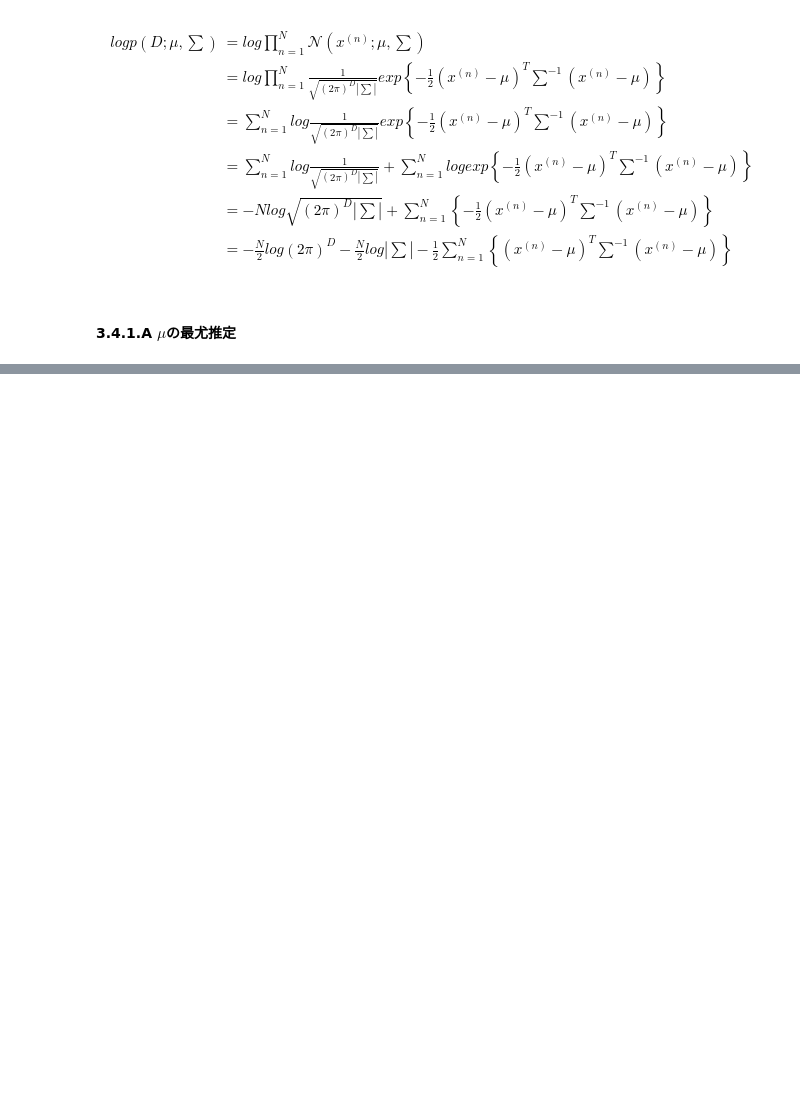
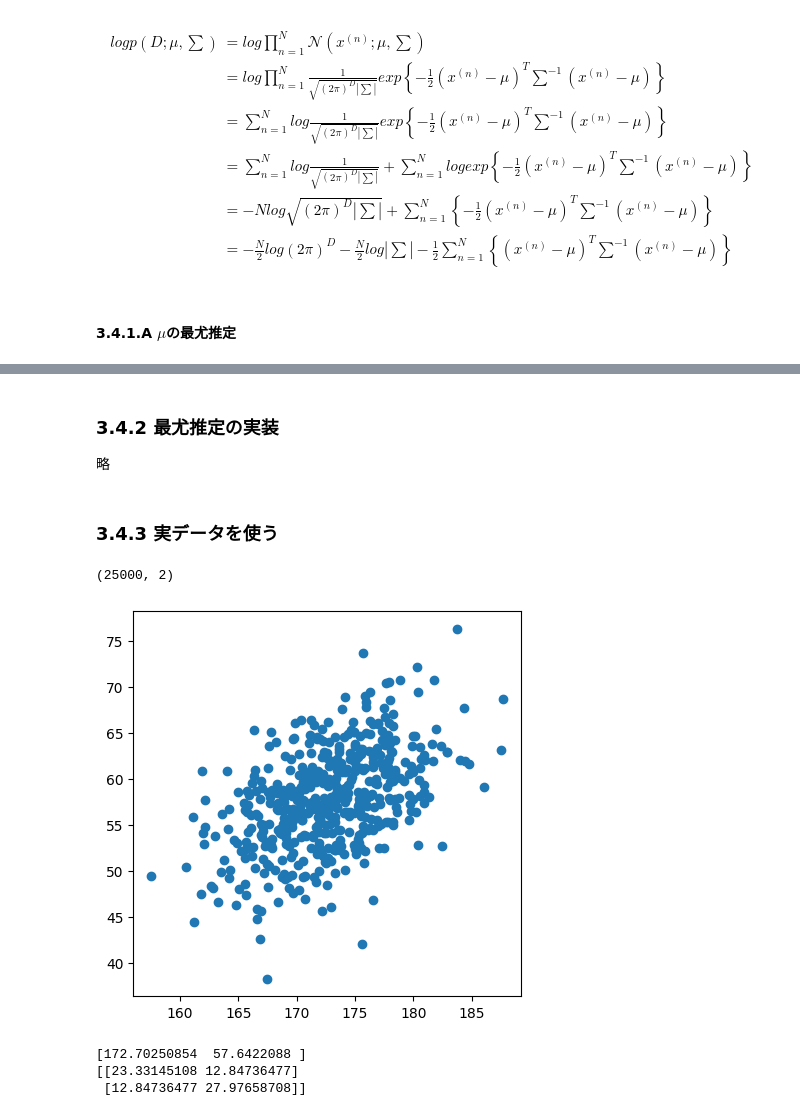
Before and after one commit to Spica08/deep-learning-from-scratch-5, a Jupyter notebook: step3.ipynb, the cells around one changed output, grey strips where cells are left out. Drawn from its saved outputs; the diff is of its cells as text; code cells hidden in the pictures; blank space fills up the shorter version.

```diff
--- a/step3.ipynb
+++ b/step3.ipynb
@@ -224,0 +368,29 @@ x^TAx &= z^T(Az)\\
+# %% [markdown]
+### 3.4.2 最尤推定の実装
+略
+# %% [markdown]
+### 3.4.3 実データを使う
+# %%
+path = "/content/drive/MyDrive/datasets/SOCRdata/height_weight.txt"
+xs = np.loadtxt(path)
+print(xs.shape)
+# %% [output]
+(25000, 2)
+# %%
+# 500データ使用
+small_xs = xs[:500]
+fig, ax = plt.subplots(figsize = (5, 5))
+ax.scatter(small_xs[:,0], small_xs[:, 1])
+fig.show()
+# %% [output]
+[figure, added]
+# %%
+# 最尤推定
+mu = np.mean(xs, axis = 0)
+cov = np.cov(xs, rowvar = False) #各行を1つのデータとして扱う(変数 = column)
+print(mu)
+print(cov)
+# %% [output]
+[172.70250854  57.6422088 ]
+[[23.33145108 12.84736477]
+ [12.84736477 27.97658708]]
```
Also changed, not shown: parts of 12 cells of this notebook.
